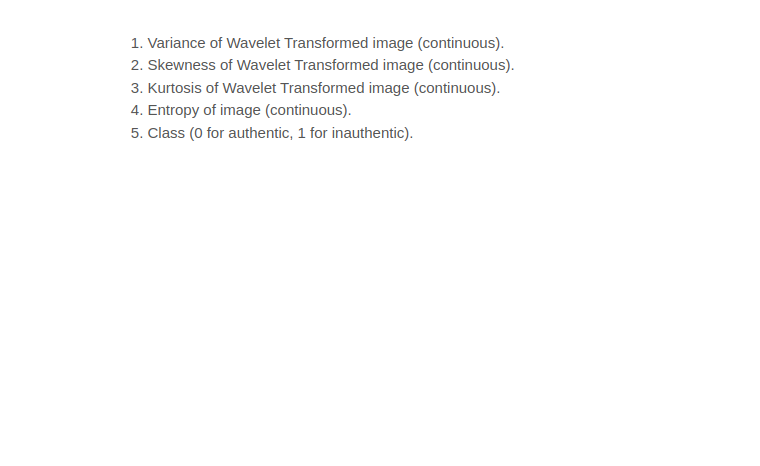
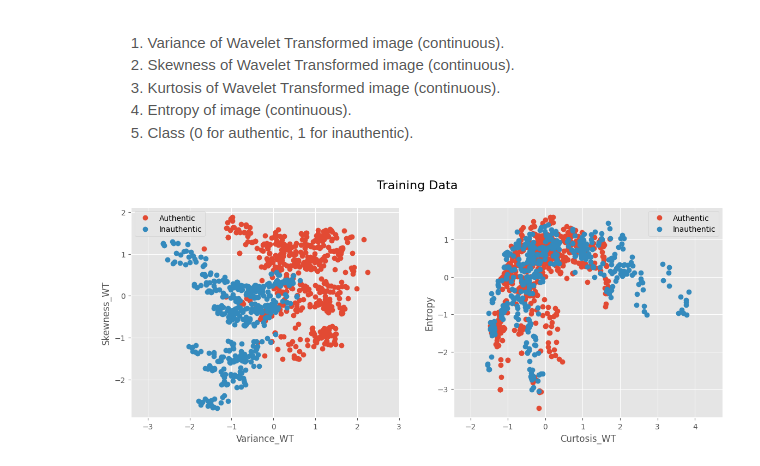
Before and after one commit to aai-institute/USFlows, a Jupyter notebook: examples/BankNoteDatasetExample.ipynb, the cells around one changed output. Drawn from its saved outputs; the diff is of its cells as text; code cells hidden in the pictures; blank space fills up the shorter version.

```diff
--- a/examples/BankNoteDatasetExample.ipynb
+++ b/examples/BankNoteDatasetExample.ipynb
@@ -18,26 +32,28 @@ pandas_data.head(10)
 # %% [markdown]
 ![image.png](embedded-picture-1)
 # %%
-from typing_extensions import dataclass_transform
 from sklearn.model_selection import train_test_split
 from sklearn.preprocessing import StandardScaler
+from typing_extensions import dataclass_transform
 
 X = pandas_data.iloc[:,:-1].values
 y = pandas_data.iloc[:,-1:].values
 
 scaler = StandardScaler()
 X = scaler.fit_transform(X)
 
 #Training and Testing Set for classifier
 X_train, X_test, y_train, y_test = train_test_split(X, y, test_size=0.33, random_state=42)
 
 #Training and Testing Set for normalizing flow
 X_train_authentic = [X_train[i] for i in range(len(X_train)) if y_train[i]==0]
 X_train_inauthentic = [X_train[i] for i in range(len(X_train)) if y_train[i]==1]
 X_test_authentic = [X_test[i] for i in range(len(X_test)) if y_test[i]==0]
 X_test_inauthentic = [X_test[i] for i in range(len(X_test)) if y_test[i]==1]
 
-banknote_dataset.plotting_data(data_authentic=X_train_authentic, data_inauthentic=X_train_inauthentic)
+banknote_dataset.plotting_data(data_authentic=X_train_authentic, data_inauthentic=X_train_inauthentic, title="Training Data")
+# %% [output]
+[figure, added]
 # %%
 from torch.distributions.normal import Normal
 
```
Also changed, not shown: parts of 15 cells of this notebook, 3 other files.
